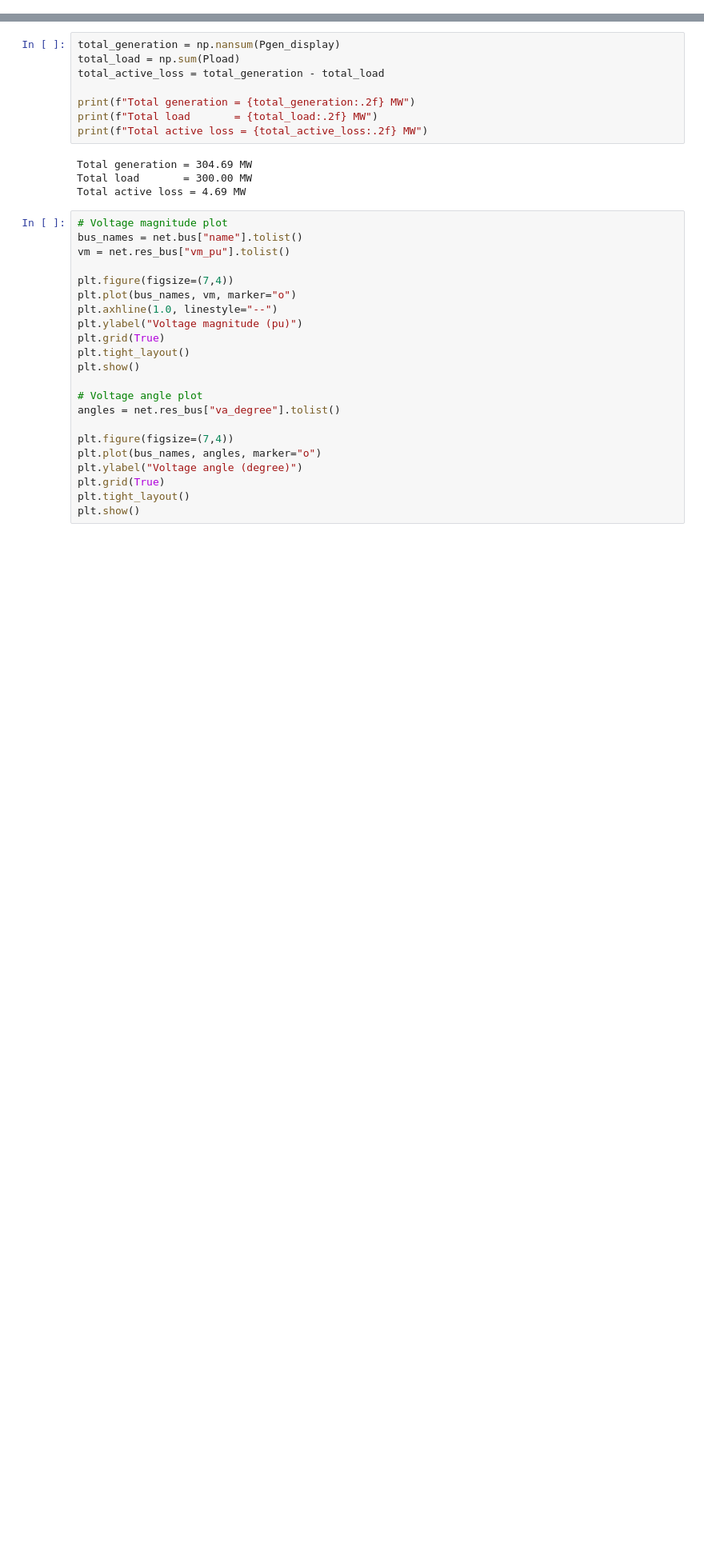
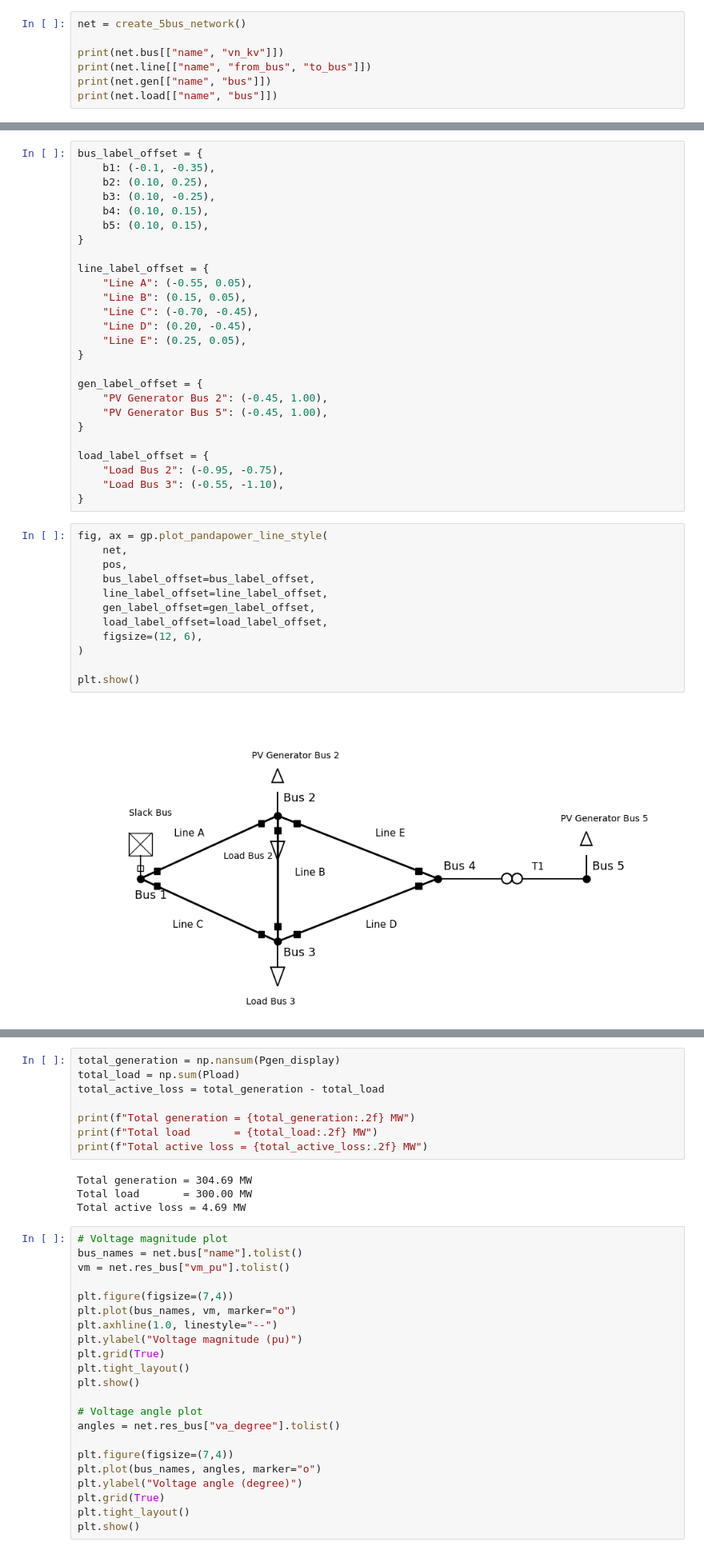
Before and after one commit to heig-vd-ie/python_installation_and_tutorials, a Jupyter notebook: tutorials/to_go_further/5_buses_pandapower.ipynb, the cells around one changed output, grey strips where cells are left out. Shown at 80% size. Cells and saved outputs as stored; diff of their text form; blank space fills up the shorter version.

```diff
--- a/tutorials/to_go_further/5_buses_pandapower.ipynb
+++ b/tutorials/to_go_further/5_buses_pandapower.ipynb
@@ -169,0 +54,7 @@ Va_deg = [  0.      0.263 -14.298   4.685   7.512]
+# %%
+net = create_5bus_network()
+
+print(net.bus[["name", "vn_kv"]])
+print(net.line[["name", "from_bus", "to_bus"]])
+print(net.gen[["name", "bus"]])
+print(net.load[["name", "bus"]])
@@ -169,0 +97,40 @@ Va_deg = [  0.      0.263 -14.298   4.685   7.512]
+# %%
+bus_label_offset = {
+    b1: (-0.1, -0.35),
+    b2: (0.10, 0.25),
+    b3: (0.10, -0.25),
+    b4: (0.10, 0.15),
+    b5: (0.10, 0.15),
+}
+
+line_label_offset = {
+    "Line A": (-0.55, 0.05),
+    "Line B": (0.15, 0.05),
+    "Line C": (-0.70, -0.45),
+    "Line D": (0.20, -0.45),
+    "Line E": (0.25, 0.05),
+}
+
+gen_label_offset = {
+    "PV Generator Bus 2": (-0.45, 1.00),
+    "PV Generator Bus 5": (-0.45, 1.00),
+}
+
+load_label_offset = {
+    "Load Bus 2": (-0.95, -0.75),
+    "Load Bus 3": (-0.55, -1.10),
+}
+# %%
+fig, ax = gp.plot_pandapower_line_style(
+    net,
+    pos,
+    bus_label_offset=bus_label_offset,
+    line_label_offset=line_label_offset,
+    gen_label_offset=gen_label_offset,
+    load_label_offset=load_label_offset,
+    figsize=(12, 6),
+)
+
+plt.show()
+# %% [output]
+[figure, added]
```
Also changed, not shown: parts of 21 cells of this notebook, 2 other files.
